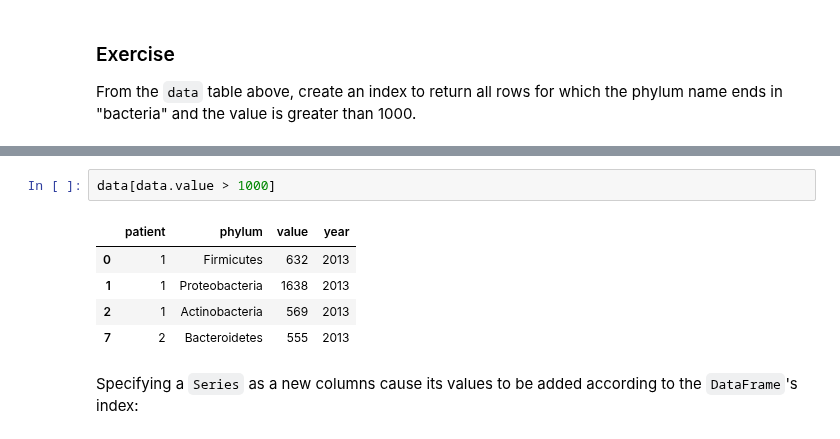
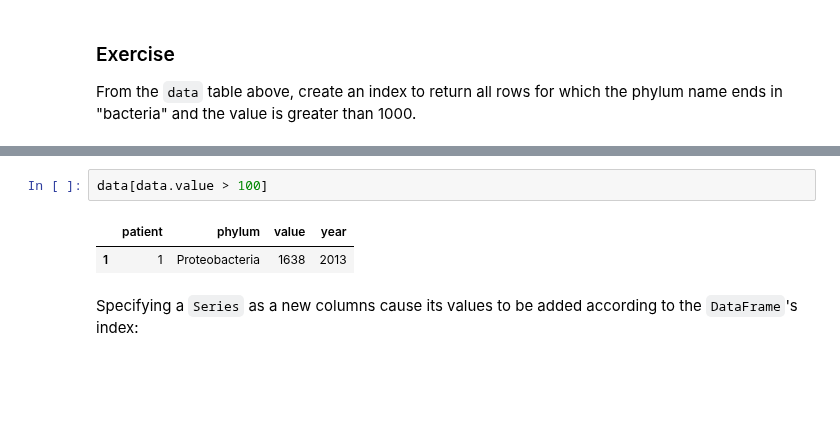
Before and after one commit to codingmoh/dqda, a Jupyter notebook: class/pandas/01_introduction_pandas.ipynb, the cells around one changed output, grey strips where cells are left out. Saved outputs shown, nothing was run; the diff lists cells and outputs as text; blank space fills up the shorter version.

```diff
--- a/class/pandas/01_introduction_pandas.ipynb
+++ b/class/pandas/01_introduction_pandas.ipynb
@@ -548,13 +548,10 @@ data.value > 1000
 7    False
 Name: value, dtype: bool
 # %%
-data[data.value > 1000]
+data[data.value > 100]
 # %% [output]
 |  | patient | phylum | value | year |
-| 0 | 1 | Firmicutes | 632 | 2013 |
 | 1 | 1 | Proteobacteria | 1638 | 2013 |
-| 2 | 1 | Actinobacteria | 569 | 2013 |
-| 7 | 2 | Bacteroidetes | 555 | 2013 |
 # %% [markdown]
 Specifying a `Series` as a new columns cause its values to be added according to the `DataFrame`'s index:
 # %% [markdown]
```
Also changed, not shown: parts of 1 cell of this notebook.
